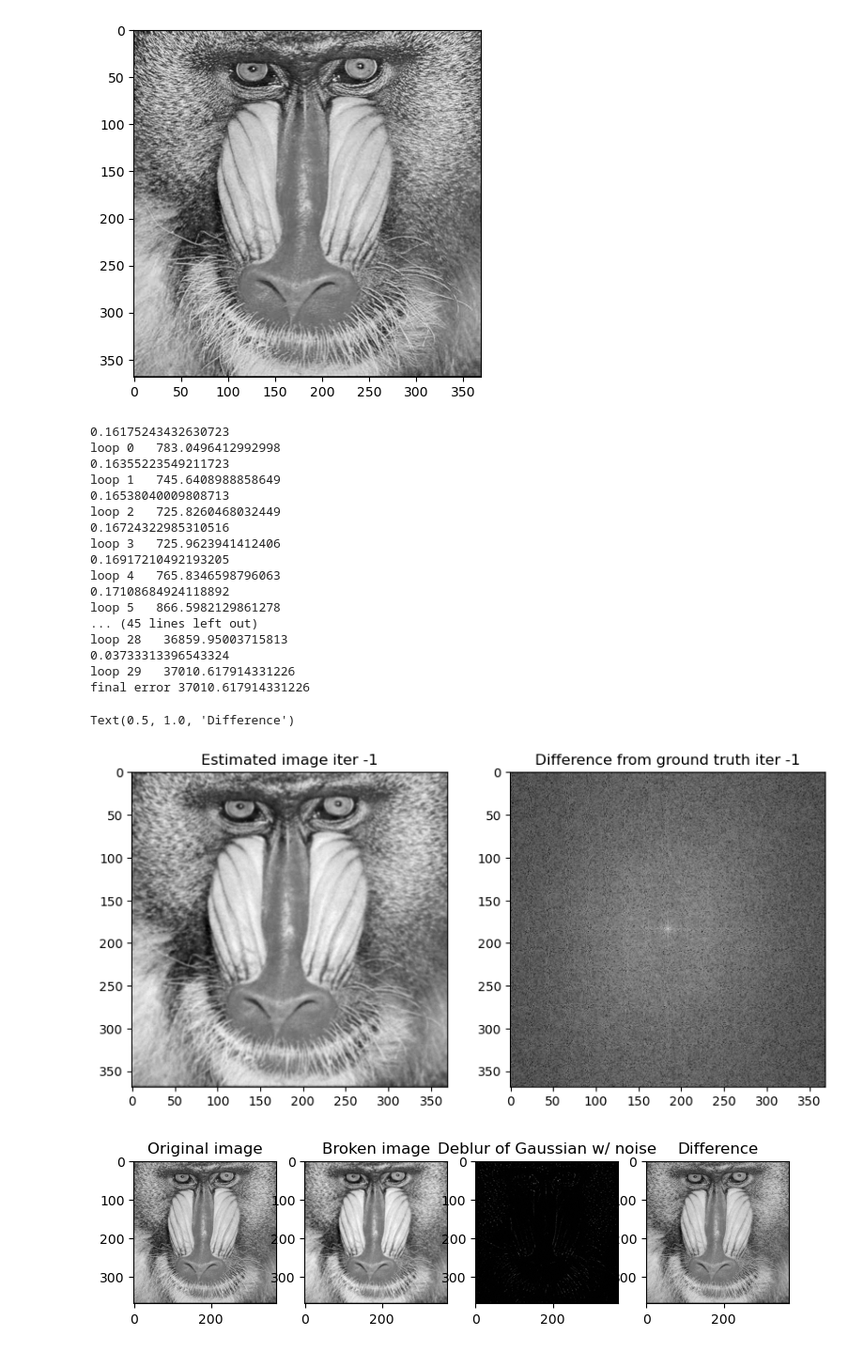
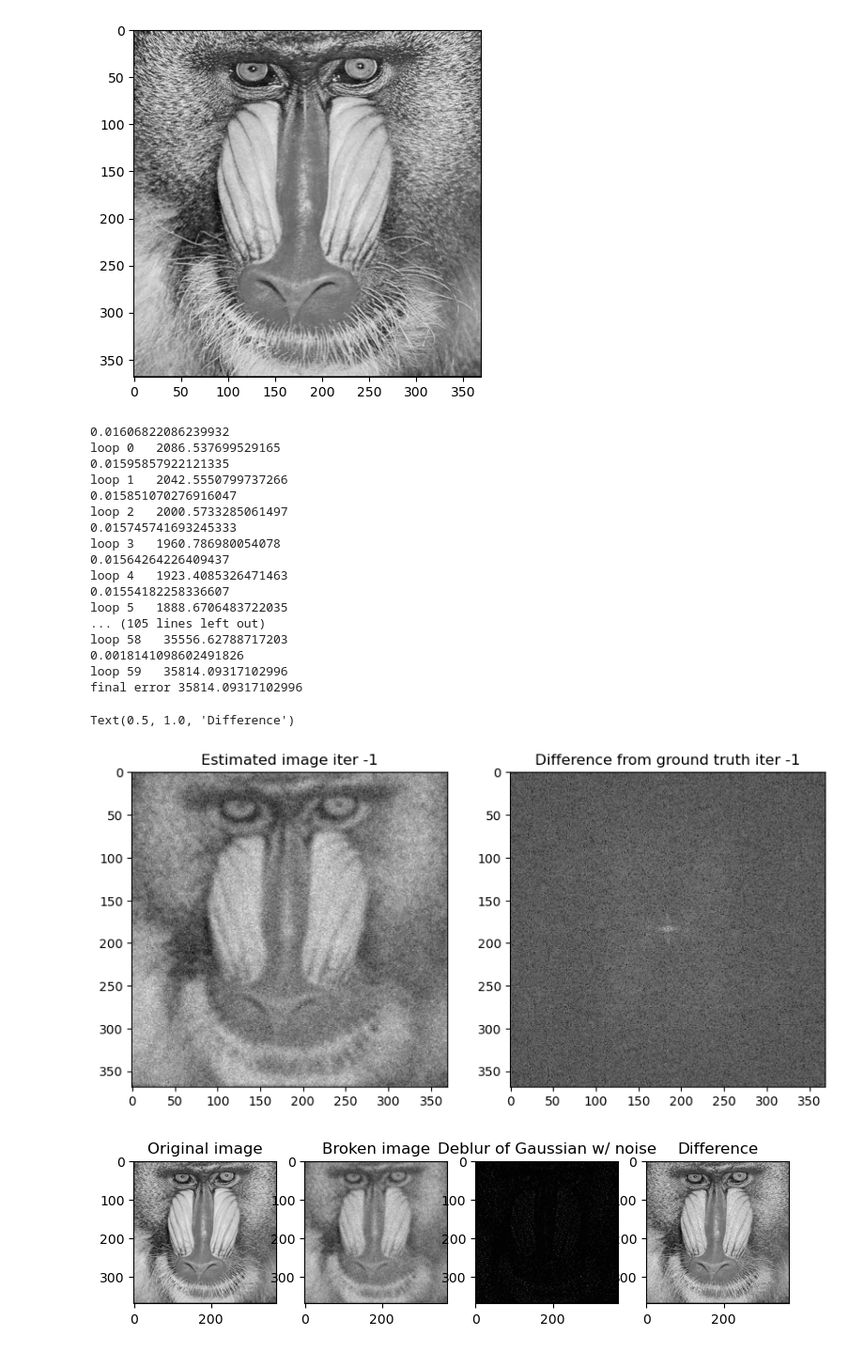
Before and after one commit to ADY-YDA/Blind-Image-Deconvolution, a Jupyter notebook: Expectation-Maximization.ipynb, the cells around one changed output. Shown at 94% size. Saved outputs shown, nothing was run; the diff lists cells and outputs as text; code cells hidden in the pictures.

```diff
--- a/Expectation-Maximization.ipynb
+++ b/Expectation-Maximization.ipynb
@@ -292,31 +292,31 @@ def EM_loop(Ig, Ii, k):
 # IP.subplot(1,2,1);imshow(I_blur, aspect="equal", cmap="gray"); plt.title('Broken image')
 # IP.subplot(1,2,2);imshow(ww, aspect="equal", cmap="gray"); plt.title('Post Wiener')
 # %%
-estimate = EM_loop(I_truth, I_blur, 30)
+estimate = EM_loop(I_truth, I_blur, 60)
 print("final error", np.sum(np.abs(I_truth-estimate)**2))
 plt.figure(figsize=(9,3))
 IP.subplot(1,4,1);imshow(I_truth, aspect="equal", cmap="gray"); plt.title('Original image')
 IP.subplot(1,4,2);imshow(I_blur, aspect="equal", cmap="gray"); plt.title('Broken image')
 IP.subplot(1,4,3);imshow(estimate, aspect="equal", cmap="gray"); plt.title('Deblur of Gaussian w/ noise')
 IP.subplot(1,4,4);imshow(np.abs(I_truth-estimate), aspect="equal", cmap="gray"); plt.title('Difference')
 # %% [output]
-0.16175243432630723
-loop 0   783.0496412992998
-0.16355223549211723
-loop 1   745.6408988858649
-0.16538040009808713
-loop 2   725.8260468032449
-0.16724322985310516
-loop 3   725.9623941412406
-0.16917210492193205
-loop 4   765.8346598796063
-0.17108684924118892
-loop 5   866.5982129861278
-... (45 lines left out)
-loop 28   36859.95003715813
-0.03733313396543324
-loop 29   37010.617914331226
-final error 37010.617914331226
+0.01606822086239932
+loop 0   2086.537699529165
+0.01595857922121335
+loop 1   2042.5550799737266
+0.015851070276916047
+loop 2   2000.5733285061497
+0.015745741693245333
+loop 3   1960.786980054078
+0.01564264226409437
+loop 4   1923.4085326471463
+0.01554182258336607
+loop 5   1888.6706483722035
+... (105 lines left out)
+loop 58   35556.62788717203
+0.0018141098602491826
+loop 59   35814.09317102996
+final error 35814.09317102996
 Text(0.5, 1.0, 'Difference')
-[figure, old version]
+[figure, new version]
 [figure]
```
Also changed, not shown: parts of 1 cell of this notebook, 2 other files.
